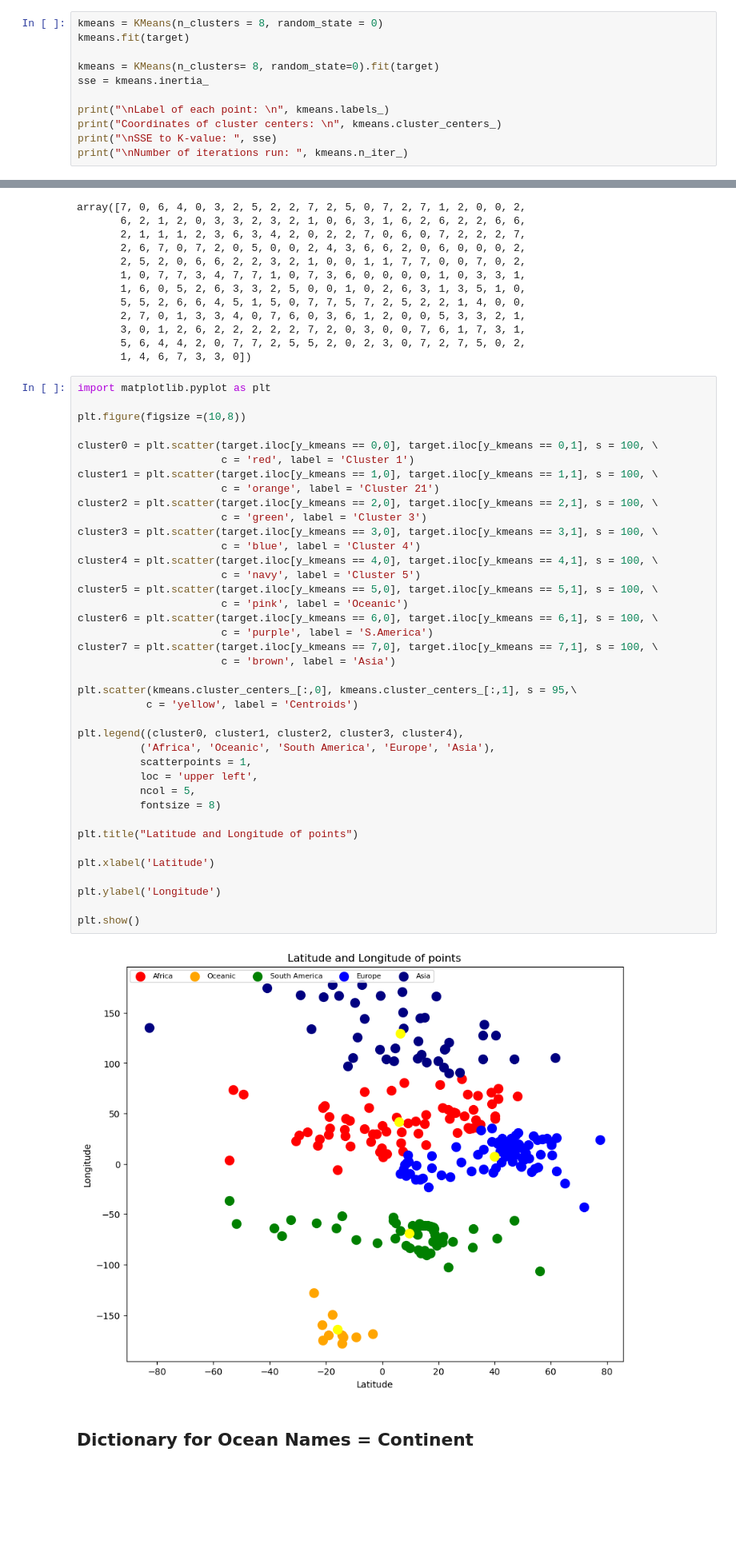
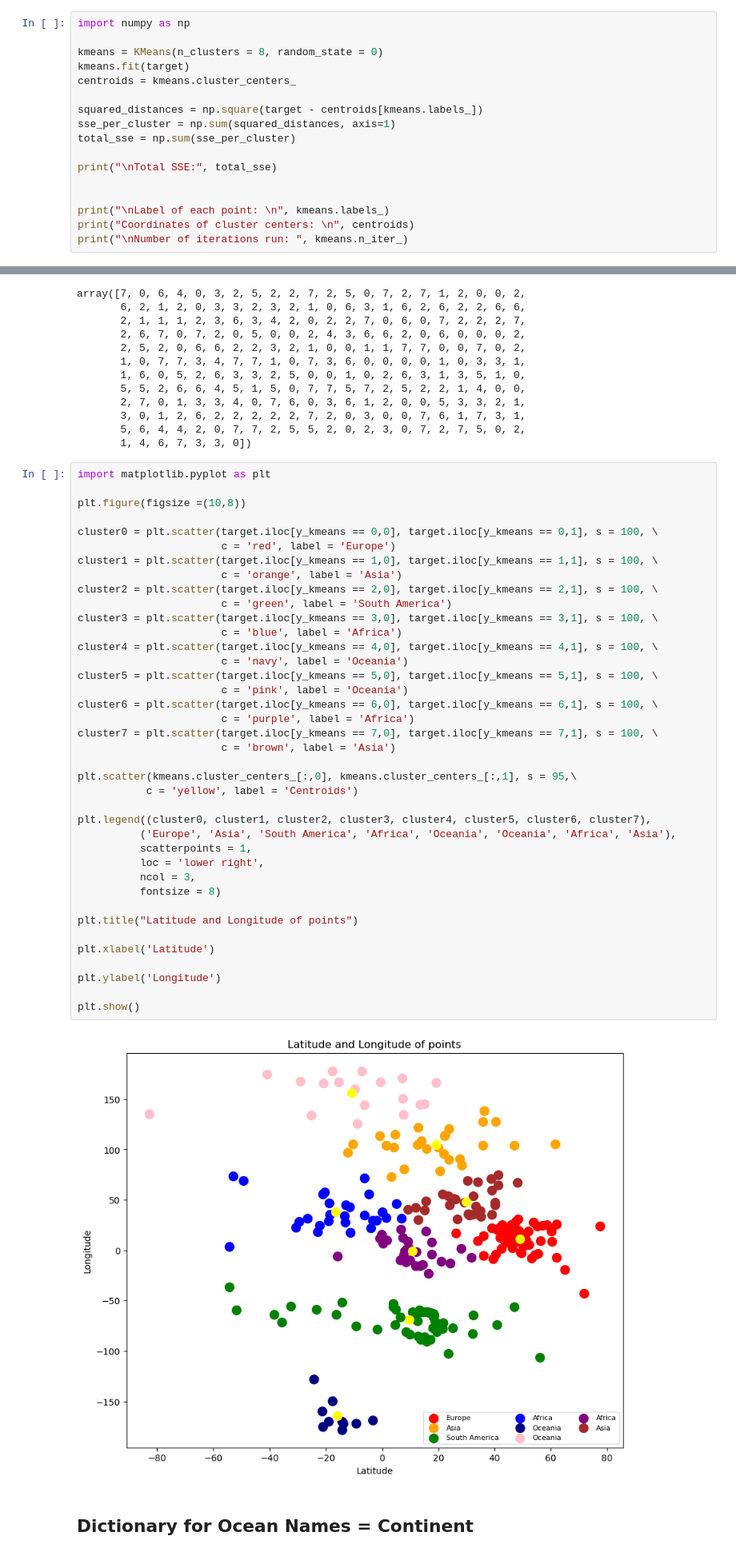
Before and after one commit to abilimckl1/Continent, a Jupyter notebook: assignment2.ipynb, the cells around one changed output, grey strips where cells are left out. Shown: that part at 80% size. Drawn from its saved outputs; the diff is of its cells as text; blank space fills up the shorter version.

```diff
--- a/assignment2.ipynb
+++ b/assignment2.ipynb
@@ -74,14 +74,20 @@ plt.show()
 # %% [output]
 [figure]
 # %%
+import numpy as np
+
 kmeans = KMeans(n_clusters = 8, random_state = 0)
 kmeans.fit(target)
+centroids = kmeans.cluster_centers_
 
-kmeans = KMeans(n_clusters= 8, random_state=0).fit(target)
-sse = kmeans.inertia_
+squared_distances = np.square(target - centroids[kmeans.labels_])
+sse_per_cluster = np.sum(squared_distances, axis=1)
+total_sse = np.sum(sse_per_cluster)
+
+print("\nTotal SSE:", total_sse)
+
 
 print("\nLabel of each point: \n", kmeans.labels_)
-print("Coordinates of cluster centers: \n", kmeans.cluster_centers_)
-print("\nSSE to K-value: ", sse)
+print("Coordinates of cluster centers: \n", centroids)
 print("\nNumber of iterations run: ", kmeans.n_iter_)
 # %% [output]
@@ -121,44 +127,44 @@ array([7, 0, 6, 4, 0, 3, 2, 5, 2, 2, 7, 2, 5, 0, 7, 2, 7, 1, 2, 0, 0, 2,
 # %%
 import matplotlib.pyplot as plt
 
 plt.figure(figsize =(10,8))
 
 cluster0 = plt.scatter(target.iloc[y_kmeans == 0,0], target.iloc[y_kmeans == 0,1], s = 100, \
-                       c = 'red', label = 'Cluster 1')
+                       c = 'red', label = 'Europe')
 cluster1 = plt.scatter(target.iloc[y_kmeans == 1,0], target.iloc[y_kmeans == 1,1], s = 100, \
-                       c = 'orange', label = 'Cluster 21')
+                       c = 'orange', label = 'Asia')
 cluster2 = plt.scatter(target.iloc[y_kmeans == 2,0], target.iloc[y_kmeans == 2,1], s = 100, \
-                       c = 'green', label = 'Cluster 3')
+                       c = 'green', label = 'South America')
 cluster3 = plt.scatter(target.iloc[y_kmeans == 3,0], target.iloc[y_kmeans == 3,1], s = 100, \
-                       c = 'blue', label = 'Cluster 4')
+                       c = 'blue', label = 'Africa')
 cluster4 = plt.scatter(target.iloc[y_kmeans == 4,0], target.iloc[y_kmeans == 4,1], s = 100, \
-                       c = 'navy', label = 'Cluster 5')
+                       c = 'navy', label = 'Oceania')
 cluster5 = plt.scatter(target.iloc[y_kmeans == 5,0], target.iloc[y_kmeans == 5,1], s = 100, \
-                       c = 'pink', label = 'Oceanic')
+                       c = 'pink', label = 'Oceania')
 cluster6 = plt.scatter(target.iloc[y_kmeans == 6,0], target.iloc[y_kmeans == 6,1], s = 100, \
-                       c = 'purple', label = 'S.America')
+                       c = 'purple', label = 'Africa')
 cluster7 = plt.scatter(target.iloc[y_kmeans == 7,0], target.iloc[y_kmeans == 7,1], s = 100, \
                        c = 'brown', label = 'Asia')
 
 plt.scatter(kmeans.cluster_centers_[:,0], kmeans.cluster_centers_[:,1], s = 95,\
            c = 'yellow', label = 'Centroids')
 
-plt.legend((cluster0, cluster1, cluster2, cluster3, cluster4),
-          ('Africa', 'Oceanic', 'South America', 'Europe', 'Asia'),
+plt.legend((cluster0, cluster1, cluster2, cluster3, cluster4, cluster5, cluster6, cluster7),
+          ('Europe', 'Asia', 'South America', 'Africa', 'Oceania', 'Oceania', 'Africa', 'Asia'),
           scatterpoints = 1,
-          loc = 'upper left',
-          ncol = 5,
+          loc = 'lower right',
+          ncol = 3,
           fontsize = 8)
 
 plt.title("Latitude and Longitude of points")
 
 plt.xlabel('Latitude')
 
 plt.ylabel('Longitude')
 
 plt.show()
 # %% [output]
-[figure, old version]
+[figure, new version]
 # %% [markdown]
 ## Dictionary for Ocean Names = Continent
 # %%
```
Also changed, not shown: parts of 10 cells of this notebook, 5 other files.
